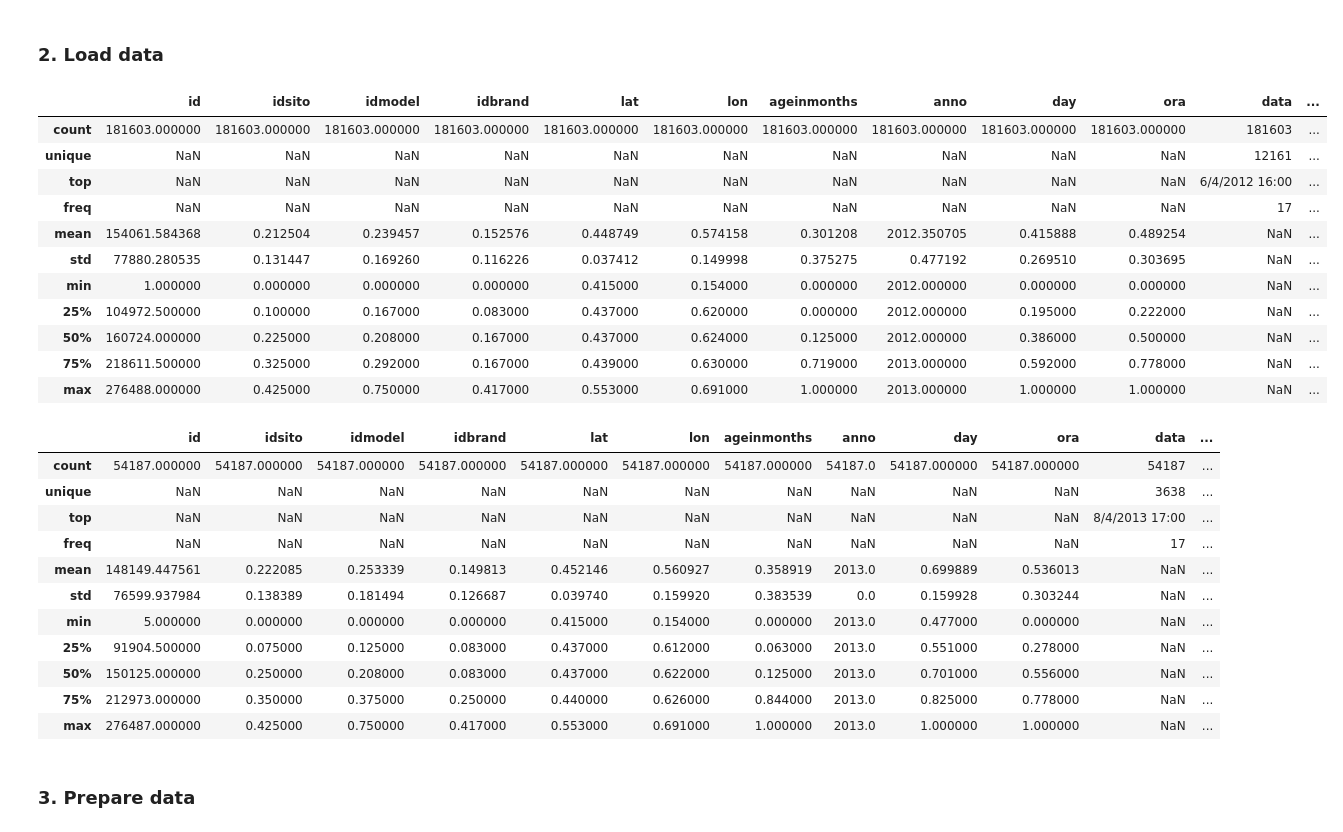
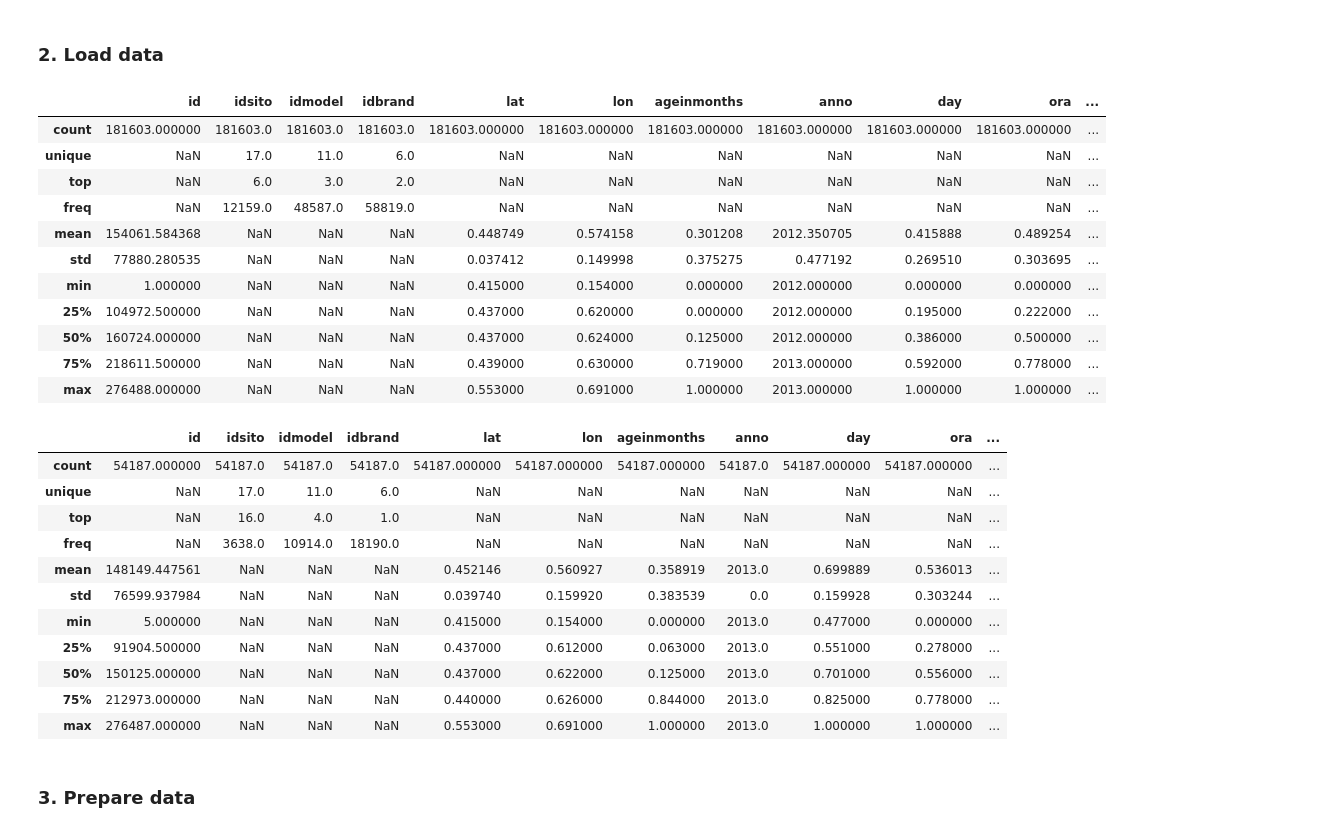
Before and after one commit to mszynka/PP___ZED_Python, a Jupyter notebook: Python-solution.ipynb, the cells around one changed output. Saved outputs shown, nothing was run; the diff lists cells and outputs as text; code cells hidden in the pictures.

Commit message:
Categorical arguments

```diff
--- a/Python-solution.ipynb
+++ b/Python-solution.ipynb
@@ -9,38 +9,55 @@ The dataset _Solar ZED_ consist of splited training and test data frames each co
 # %%
 import pandas as pd
 from IPython.display import display; pd.options.display.max_columns = None
 import warnings; warnings.simplefilter('ignore')
 
 train = pd.read_csv('./input/train.csv', sep=',')
 test = pd.read_csv('./input/test.csv', sep=',')
 
+train = train.drop("data", axis=1)
+test = test.drop("data", axis=1)
+
+from sklearn.preprocessing import LabelEncoder
+
+labelencoder_X=LabelEncoder().fit(train['idsito'])
+train['idsito'] = pd.Categorical(labelencoder_X.transform(train['idsito']))
+test['idsito']= pd.Categorical(labelencoder_X.transform(test['idsito']))
+
+labelencoder_X=LabelEncoder().fit(train['idmodel'])
+train['idmodel'] = pd.Categorical(labelencoder_X.transform(train['idmodel']))
+test['idmodel']= pd.Categorical(labelencoder_X.transform(test['idmodel']))
+
+labelencoder_X=LabelEncoder().fit(train['idbrand'])
+train['idbrand'] = pd.Categorical(labelencoder_X.transform(train['idbrand']))
+test['idbrand']= pd.Categorical(labelencoder_X.transform(test['idbrand']))
+
 display(train.describe(include='all'))
 display(test.describe(include='all'))
 # %% [output]
-|  | id | idsito | idmodel | idbrand | lat | lon | ageinmonths | anno | day | ora | data | ... |
-| count | 181603.000000 | 181603.000000 | 181603.000000 | 181603.000000 | 181603.000000 | 181603.000000 | 181603.000000 | 181603.000000 | 181603.000000 | 181603.000000 | 181603 | ... |
-| unique | NaN | NaN | NaN | NaN | NaN | NaN | NaN | NaN | NaN | NaN | 12161 | ... |
-| top | NaN | NaN | NaN | NaN | NaN | NaN | NaN | NaN | NaN | NaN | 6/4/2012 16:00 | ... |
-| freq | NaN | NaN | NaN | NaN | NaN | NaN | NaN | NaN | NaN | NaN | 17 | ... |
-| mean | 154061.584368 | 0.212504 | 0.239457 | 0.152576 | 0.448749 | 0.574158 | 0.301208 | 2012.350705 | 0.415888 | 0.489254 | NaN | ... |
-| std | 77880.280535 | 0.131447 | 0.169260 | 0.116226 | 0.037412 | 0.149998 | 0.375275 | 0.477192 | 0.269510 | 0.303695 | NaN | ... |
-| min | 1.000000 | 0.000000 | 0.000000 | 0.000000 | 0.415000 | 0.154000 | 0.000000 | 2012.000000 | 0.000000 | 0.000000 | NaN | ... |
-| 25% | 104972.500000 | 0.100000 | 0.167000 | 0.083000 | 0.437000 | 0.620000 | 0.000000 | 2012.000000 | 0.195000 | 0.222000 | NaN | ... |
-| 50% | 160724.000000 | 0.225000 | 0.208000 | 0.167000 | 0.437000 | 0.624000 | 0.125000 | 2012.000000 | 0.386000 | 0.500000 | NaN | ... |
-| 75% | 218611.500000 | 0.325000 | 0.292000 | 0.167000 | 0.439000 | 0.630000 | 0.719000 | 2013.000000 | 0.592000 | 0.778000 | NaN | ... |
-| max | 276488.000000 | 0.425000 | 0.750000 | 0.417000 | 0.553000 | 0.691000 | 1.000000 | 2013.000000 | 1.000000 | 1.000000 | NaN | ... |
+|  | id | idsito | idmodel | idbrand | lat | lon | ageinmonths | anno | day | ora | ... |
+| count | 181603.000000 | 181603.0 | 181603.0 | 181603.0 | 181603.000000 | 181603.000000 | 181603.000000 | 181603.000000 | 181603.000000 | 181603.000000 | ... |
+| unique | NaN | 17.0 | 11.0 | 6.0 | NaN | NaN | NaN | NaN | NaN | NaN | ... |
+| top | NaN | 6.0 | 3.0 | 2.0 | NaN | NaN | NaN | NaN | NaN | NaN | ... |
+| freq | NaN | 12159.0 | 48587.0 | 58819.0 | NaN | NaN | NaN | NaN | NaN | NaN | ... |
+| mean | 154061.584368 | NaN | NaN | NaN | 0.448749 | 0.574158 | 0.301208 | 2012.350705 | 0.415888 | 0.489254 | ... |
+| std | 77880.280535 | NaN | NaN | NaN | 0.037412 | 0.149998 | 0.375275 | 0.477192 | 0.269510 | 0.303695 | ... |
+| min | 1.000000 | NaN | NaN | NaN | 0.415000 | 0.154000 | 0.000000 | 2012.000000 | 0.000000 | 0.000000 | ... |
+| 25% | 104972.500000 | NaN | NaN | NaN | 0.437000 | 0.620000 | 0.000000 | 2012.000000 | 0.195000 | 0.222000 | ... |
+| 50% | 160724.000000 | NaN | NaN | NaN | 0.437000 | 0.624000 | 0.125000 | 2012.000000 | 0.386000 | 0.500000 | ... |
+| 75% | 218611.500000 | NaN | NaN | NaN | 0.439000 | 0.630000 | 0.719000 | 2013.000000 | 0.592000 | 0.778000 | ... |
+| max | 276488.000000 | NaN | NaN | NaN | 0.553000 | 0.691000 | 1.000000 | 2013.000000 | 1.000000 | 1.000000 | ... |
-|  | id | idsito | idmodel | idbrand | lat | lon | ageinmonths | anno | day | ora | data | ... |
-| count | 54187.000000 | 54187.000000 | 54187.000000 | 54187.000000 | 54187.000000 | 54187.000000 | 54187.000000 | 54187.0 | 54187.000000 | 54187.000000 | 54187 | ... |
-| unique | NaN | NaN | NaN | NaN | NaN | NaN | NaN | NaN | NaN | NaN | 3638 | ... |
-| top | NaN | NaN | NaN | NaN | NaN | NaN | NaN | NaN | NaN | NaN | 8/4/2013 17:00 | ... |
-| freq | NaN | NaN | NaN | NaN | NaN | NaN | NaN | NaN | NaN | NaN | 17 | ... |
-| mean | 148149.447561 | 0.222085 | 0.253339 | 0.149813 | 0.452146 | 0.560927 | 0.358919 | 2013.0 | 0.699889 | 0.536013 | NaN | ... |
-| std | 76599.937984 | 0.138389 | 0.181494 | 0.126687 | 0.039740 | 0.159920 | 0.383539 | 0.0 | 0.159928 | 0.303244 | NaN | ... |
-| min | 5.000000 | 0.000000 | 0.000000 | 0.000000 | 0.415000 | 0.154000 | 0.000000 | 2013.0 | 0.477000 | 0.000000 | NaN | ... |
-| 25% | 91904.500000 | 0.075000 | 0.125000 | 0.083000 | 0.437000 | 0.612000 | 0.063000 | 2013.0 | 0.551000 | 0.278000 | NaN | ... |
-| 50% | 150125.000000 | 0.250000 | 0.208000 | 0.083000 | 0.437000 | 0.622000 | 0.125000 | 2013.0 | 0.701000 | 0.556000 | NaN | ... |
-| 75% | 212973.000000 | 0.350000 | 0.375000 | 0.250000 | 0.440000 | 0.626000 | 0.844000 | 2013.0 | 0.825000 | 0.778000 | NaN | ... |
-| max | 276487.000000 | 0.425000 | 0.750000 | 0.417000 | 0.553000 | 0.691000 | 1.000000 | 2013.0 | 1.000000 | 1.000000 | NaN | ... |
+|  | id | idsito | idmodel | idbrand | lat | lon | ageinmonths | anno | day | ora | ... |
+| count | 54187.000000 | 54187.0 | 54187.0 | 54187.0 | 54187.000000 | 54187.000000 | 54187.000000 | 54187.0 | 54187.000000 | 54187.000000 | ... |
+| unique | NaN | 17.0 | 11.0 | 6.0 | NaN | NaN | NaN | NaN | NaN | NaN | ... |
+| top | NaN | 16.0 | 4.0 | 1.0 | NaN | NaN | NaN | NaN | NaN | NaN | ... |
+| freq | NaN | 3638.0 | 10914.0 | 18190.0 | NaN | NaN | NaN | NaN | NaN | NaN | ... |
+| mean | 148149.447561 | NaN | NaN | NaN | 0.452146 | 0.560927 | 0.358919 | 2013.0 | 0.699889 | 0.536013 | ... |
+| std | 76599.937984 | NaN | NaN | NaN | 0.039740 | 0.159920 | 0.383539 | 0.0 | 0.159928 | 0.303244 | ... |
+| min | 5.000000 | NaN | NaN | NaN | 0.415000 | 0.154000 | 0.000000 | 2013.0 | 0.477000 | 0.000000 | ... |
+| 25% | 91904.500000 | NaN | NaN | NaN | 0.437000 | 0.612000 | 0.063000 | 2013.0 | 0.551000 | 0.278000 | ... |
+| 50% | 150125.000000 | NaN | NaN | NaN | 0.437000 | 0.622000 | 0.125000 | 2013.0 | 0.701000 | 0.556000 | ... |
+| 75% | 212973.000000 | NaN | NaN | NaN | 0.440000 | 0.626000 | 0.844000 | 2013.0 | 0.825000 | 0.778000 | ... |
+| max | 276487.000000 | NaN | NaN | NaN | 0.553000 | 0.691000 | 1.000000 | 2013.0 | 1.000000 | 1.000000 | ... |
 # %% [markdown]
 ### 3. Prepare data
 # %%
```
Also changed, not shown: parts of 6 cells of this notebook.
